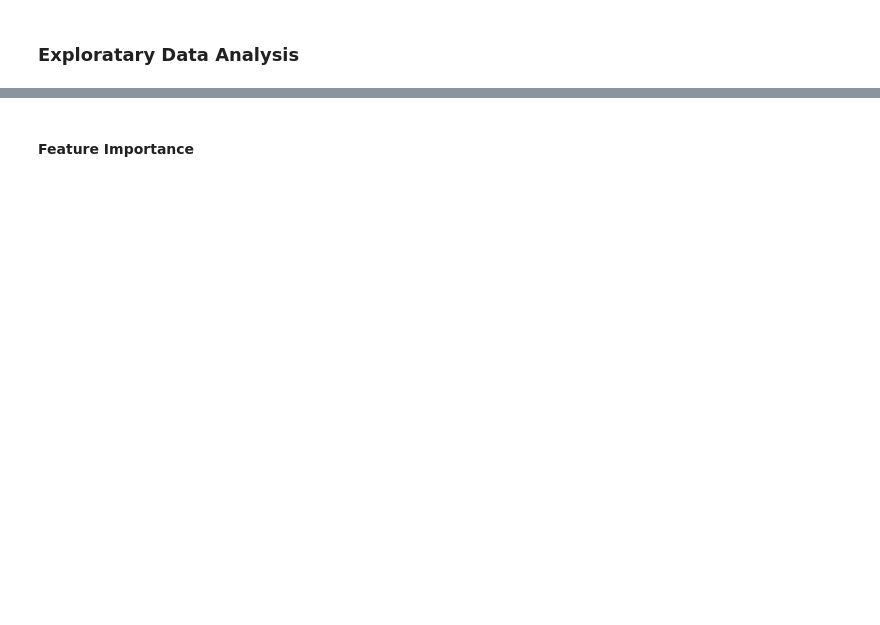
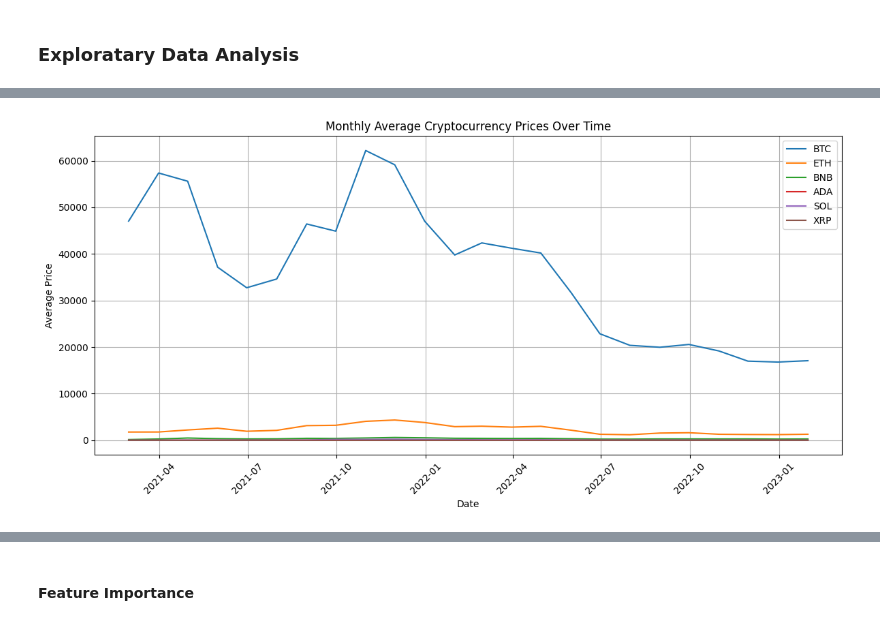
Before and after one commit to Fizryfu/Capstone, a Jupyter notebook: Capstone Project/Capstone_Project.ipynb, the cells around one changed output, grey strips where cells are left out. Saved outputs shown, nothing was run; the diff lists cells and outputs as text; code cells hidden in the pictures; blank space fills up the shorter version.

```diff
--- a/Capstone Project/Capstone_Project.ipynb
+++ b/Capstone Project/Capstone_Project.ipynb
@@ -341,23 +370,23 @@ ml_df['date_clean'] = pd.to_datetime(ml_df['date_clean'])
 # %%
-# Set the datetime as index
-ml_df.set_index('date_clean', inplace=True)
-
 # Aggregate by month (mean)
+crypto_columns = ['BTC', 'ETH', 'BNB', 'ADA', 'SOL', 'XRP']
 monthly_avg = ml_df[crypto_columns].resample('M').mean().reset_index()
 
 # Plot
 plt.figure(figsize=(12, 6))
 for coin in crypto_columns:
     plt.plot(monthly_avg['date_clean'], monthly_avg[coin], label=coin)
 
 plt.legend()
 plt.title('Monthly Average Cryptocurrency Prices Over Time')
 plt.xlabel('Date')
 plt.ylabel('Average Price')
 plt.xticks(rotation=45)
 plt.grid(True)
 plt.tight_layout()
 plt.show()
+# %% [output]
+[figure, added]
 # %%
 # Recalculate monthly data if needed
 monthly_df = ml_df[crypto_columns].resample('M').mean()
```
Also changed, not shown: parts of 8 cells of this notebook.
